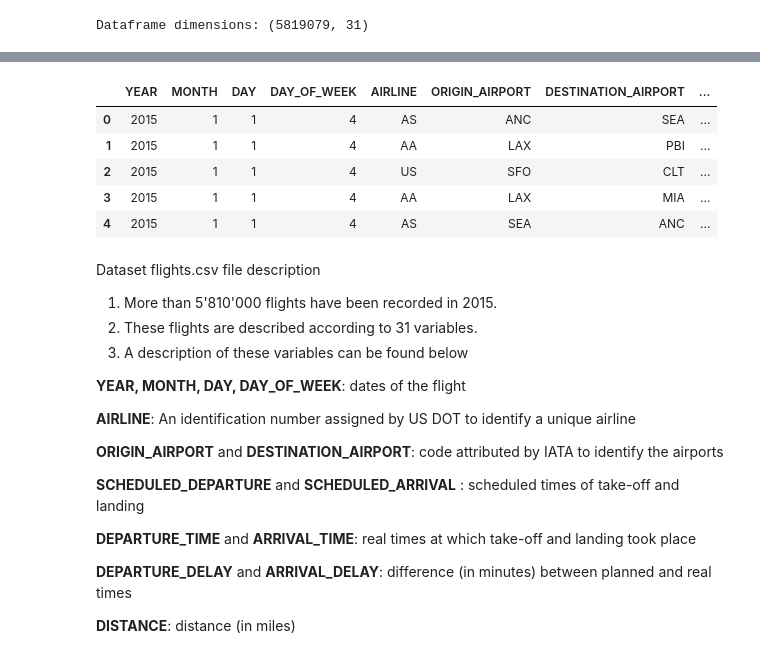
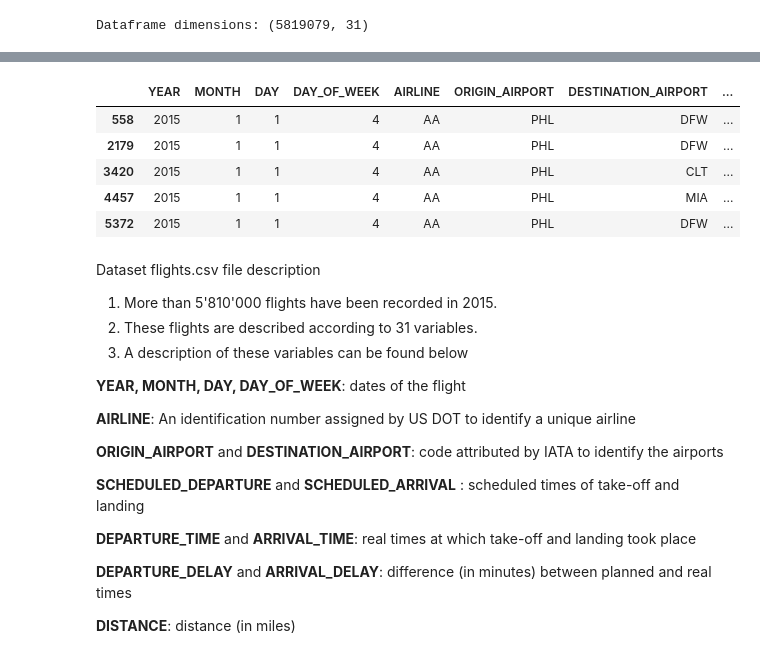
Before and after one commit to arvind-maurya/IIML_Group_Project, a Jupyter notebook: Predicting_Flight_Delay_Trial.ipynb, the cells around one changed output, grey strips where cells are left out. Drawn from its saved outputs; the diff is of its cells as text; code cells hidden in the pictures.

```diff
--- a/Predicting_Flight_Delay_Trial.ipynb
+++ b/Predicting_Flight_Delay_Trial.ipynb
@@ -37,15 +37,17 @@ column_to_remove = ['AIR_SYSTEM_DELAY',
                        'WEATHER_DELAY', 'CANCELLATION_REASON',
                        'FLIGHT_NUMBER', 'TAIL_NUMBER']
 flights_df.drop(column_to_remove, axis = 1, inplace = True)
-# %%
-flights_df.head()
-# %% [output]
-|  | YEAR | MONTH | DAY | DAY_OF_WEEK | AIRLINE | ORIGIN_AIRPORT | DESTINATION_AIRPORT | ... |
-| 0 | 2015 | 1 | 1 | 4 | AS | ANC | SEA | ... |
-| 1 | 2015 | 1 | 1 | 4 | AA | LAX | PBI | ... |
-| 2 | 2015 | 1 | 1 | 4 | US | SFO | CLT | ... |
-| 3 | 2015 | 1 | 1 | 4 | AA | LAX | MIA | ... |
-| 4 | 2015 | 1 | 1 | 4 | AS | SEA | ANC | ... |
+# %%
+flights_df = flights_df[flights_df['AIRLINE'] == 'AA']
+flights_df = flights_df[flights_df['ORIGIN_AIRPORT'] == 'PHL']
+flights_df.head()
+# %% [output]
+|  | YEAR | MONTH | DAY | DAY_OF_WEEK | AIRLINE | ORIGIN_AIRPORT | DESTINATION_AIRPORT | ... |
+| 558 | 2015 | 1 | 1 | 4 | AA | PHL | DFW | ... |
+| 2179 | 2015 | 1 | 1 | 4 | AA | PHL | DFW | ... |
+| 3420 | 2015 | 1 | 1 | 4 | AA | PHL | CLT | ... |
+| 4457 | 2015 | 1 | 1 | 4 | AA | PHL | MIA | ... |
+| 5372 | 2015 | 1 | 1 | 4 | AA | PHL | DFW | ... |
 # %% [markdown]
 Dataset flights.csv file description
 1. More than 5'810'000 flights have been recorded in 2015.
```
Also changed, not shown: parts of 9 cells of this notebook.
